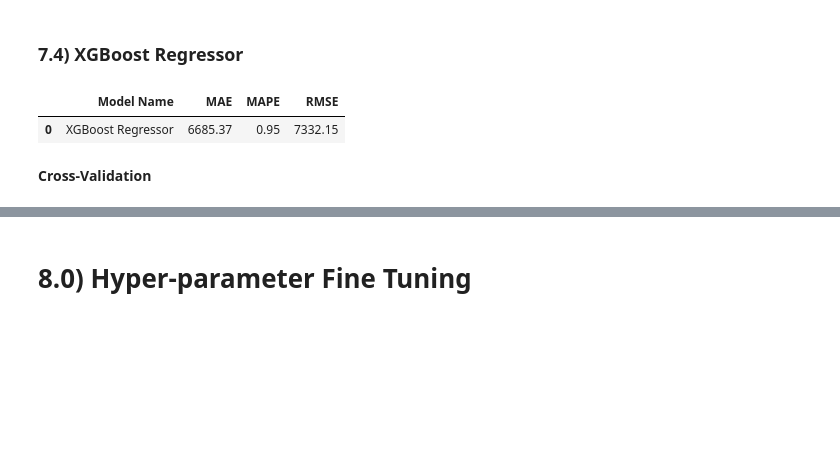
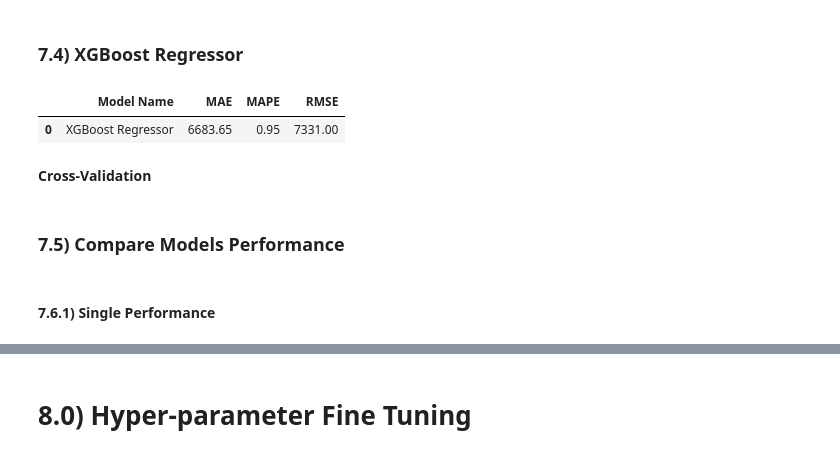
Before and after one commit to GustavoBarros11/rossmann_sales_forecast, a Jupyter notebook: ciclo1_notebook.ipynb, the cells around one changed output, grey strips where cells are left out. Cells and saved outputs as stored; diff of their text form; code cells hidden in the pictures; blank space fills up the shorter version.

```diff
--- a/ciclo1_notebook.ipynb
+++ b/ciclo1_notebook.ipynb
@@ -142,8 +137,11 @@ for col in df1.columns:
     print(col, end=' | ')
 # %% [output]
 Store | DayOfWeek | Date | Sales | Customers | Open | Promo | StateHoliday | SchoolHoliday | StoreType | Assortment | CompetitionDistance | CompetitionOpenSinceMonth | CompetitionOpenSinceYear | Promo ...
-# %%
-df1.columns = [format_col_name(col) for col in df1.columns]
+# %%
+# rename columns
+snakecase = lambda x: inflection.underscore( x )
+
+df1.columns = list( map( snakecase, df1.columns.values ) )
 # %% [markdown]
 ### 1.2) Tipos dos Dados
 # %%
@@ -197,5 +195,3 @@ promo_interval                  508031
 dtype: int64
 # %% [markdown]
 ### 1.4) Tratando valores NAs
-# %%
-df1.fillna(0, inplace=True)
@@ -958,25 +962,29 @@ rf_results
 # %%
 # model
 model_xgb = xgb.XGBRegressor(
     objective='reg:squarederror',
     n_estimators=100,
     eta=0.01,
     max_depth=10,
     subsample=0.7,
     colsample_bytree=0.9
 ).fit(x_train, y_train)
 
 # prediction
 yhat_xgb = model_xgb.predict(x_test)
 
 # results
-results_xgb = ml_error('XGBoost Regressor', np.expm1(y_test), np.expm1(yhat_xgb))
-results_xgb
+xgb_results = ml_error('XGBoost Regressor', np.expm1(y_test), np.expm1(yhat_xgb))
+xgb_results
 # %% [output]
 |  | Model Name | MAE | MAPE | RMSE |
-| 0 | XGBoost Regressor | 6685.37 | 0.95 | 7332.15 |
+| 0 | XGBoost Regressor | 6683.65 | 0.95 | 7331.00 |
 # %% [markdown]
 **Cross-Validation**
 # %%
 # xgb_results_cv = cross_validation(x_training, 5, 'XGBoost Regression - CV', model_xgb, verbose=False)
 # xgb_results_cv
+# %% [markdown]
+### 7.5) Compare Models Performance
+# %% [markdown]
+#### 7.6.1) Single Performance
```
Also changed, not shown: parts of 21 cells of this notebook, 6 other files.
